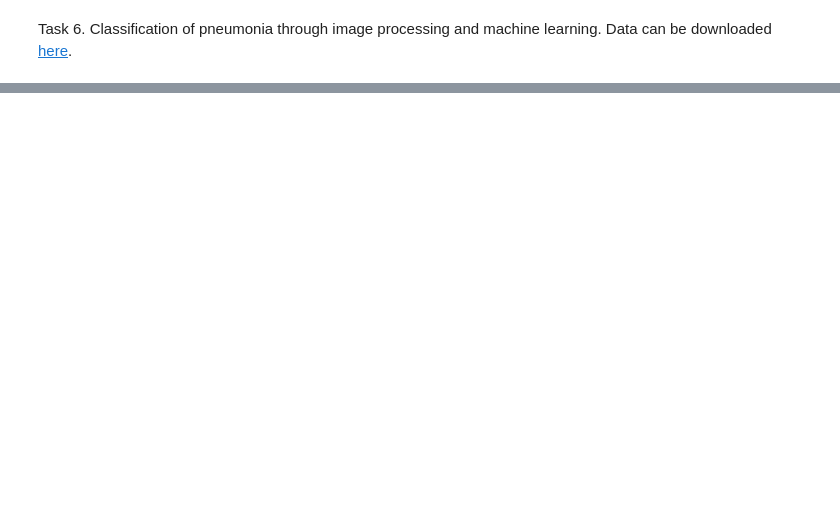
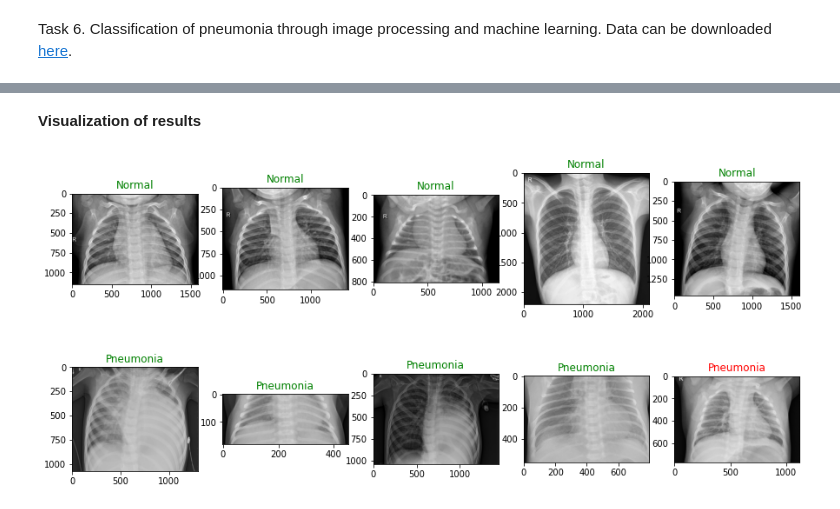
Before and after one commit to anastasiiakhil/Intro_to_DS, a Jupyter notebook: lab14.ipynb, the cells around one changed output, grey strips where cells are left out. Cells and saved outputs as stored; diff of their text form; code cells hidden in the pictures; blank space fills up the shorter version.

```diff
--- a/lab14.ipynb
+++ b/lab14.ipynb
@@ -449,0 +518,17 @@ Task 6. Classification of pneumonia through image processing and machine learnin
+# %%
+# create our own classifier to predict two classes ouput
+fc = nn.Sequential(nn.Linear(2048, 1024),
+                   nn.ReLU(),
+                   nn.Linear(1024, 460),
+                   nn.ReLU(),
+                   nn.Dropout(0.4),
+                   nn.Linear(460, 2))
+# %%
+# replace resnet50 classifier to our classifier
+model.conv1 = conv1
+model.fc = fc
+criterion = nn.CrossEntropyLoss()
+# %%
+# define optimizer
+optimizer = torch.optim.Adam(model.parameters(), lr=0.001)
+model.to(device)
@@ -449,0 +623,2 @@ Task 6. Classification of pneumonia through image processing and machine learnin
+# %%
+model.load_state_dict(torch.load('./data/Pneumonia.pt'));
@@ -449,0 +656,2 @@ Task 6. Classification of pneumonia through image processing and machine learnin
+# %% [markdown]
+**Visualization of results**
@@ -449,0 +673,23 @@ Task 6. Classification of pneumonia through image processing and machine learnin
+# %%
+class_names = train_data.classes
+pneumonia = os.listdir((img_dir + "PNEUMONIA/"))
+normal = os.listdir((img_dir + "NORMAL/"))
+
+fig, ax = plt.subplots(2, 5, figsize=(15, 7))
+for i in range(5):
+
+    # predict normal
+    img_path_normal = img_dir + 'NORMAL/' + normal[i]
+    img_normal = Image.open(img_path_normal)
+    color_normal = 'green' if predict_malaria(model, class_names, img_path_normal) == 'NORMAL' else 'red'
+    ax[0][i].imshow(img_normal, cmap='gray')
+    ax[0][i].set_title('Normal', color=color_normal)
+
+    # predict pneumonia
+    img_path_pneumonia = img_dir + 'PNEUMONIA/' + pneumonia[i]
+    img_pneumonia = Image.open(img_path_pneumonia)
+    color_pneumonia = 'green' if predict_malaria(model, class_names, img_path_pneumonia) == 'PNEUMONIA' else 'red'
+    ax[1][i].imshow(img_pneumonia, cmap='gray')
+    ax[1][i].set_title('Pneumonia', color=color_pneumonia)
+# %% [output]
+[figure, added]
```
Also changed, not shown: parts of 38 cells of this notebook.
